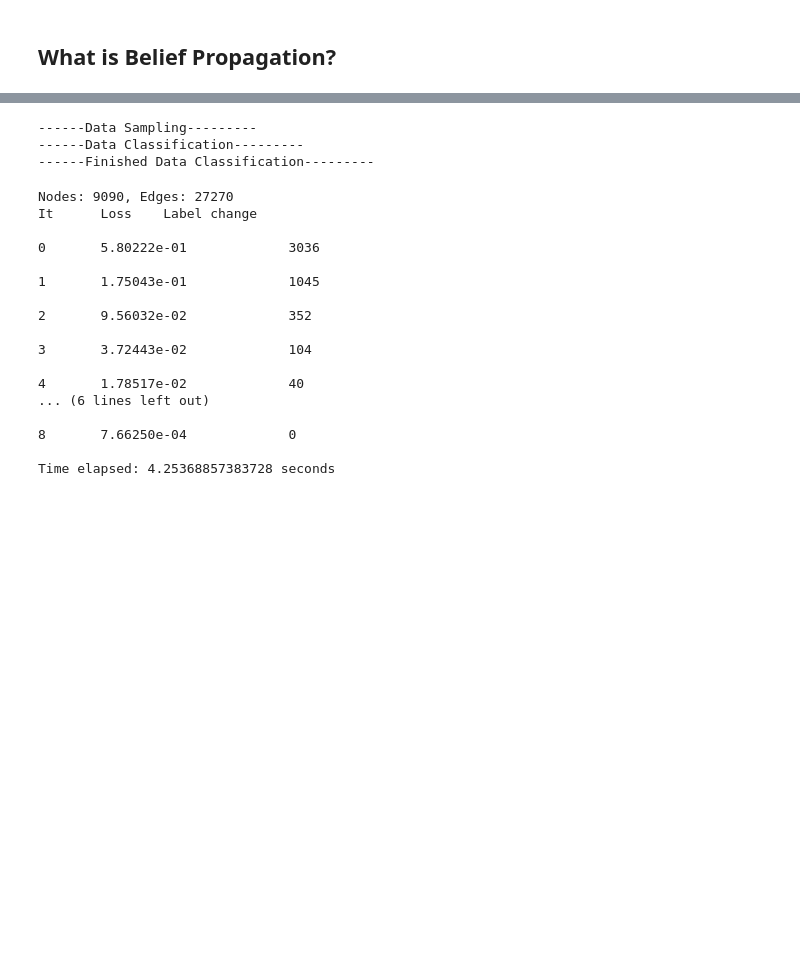
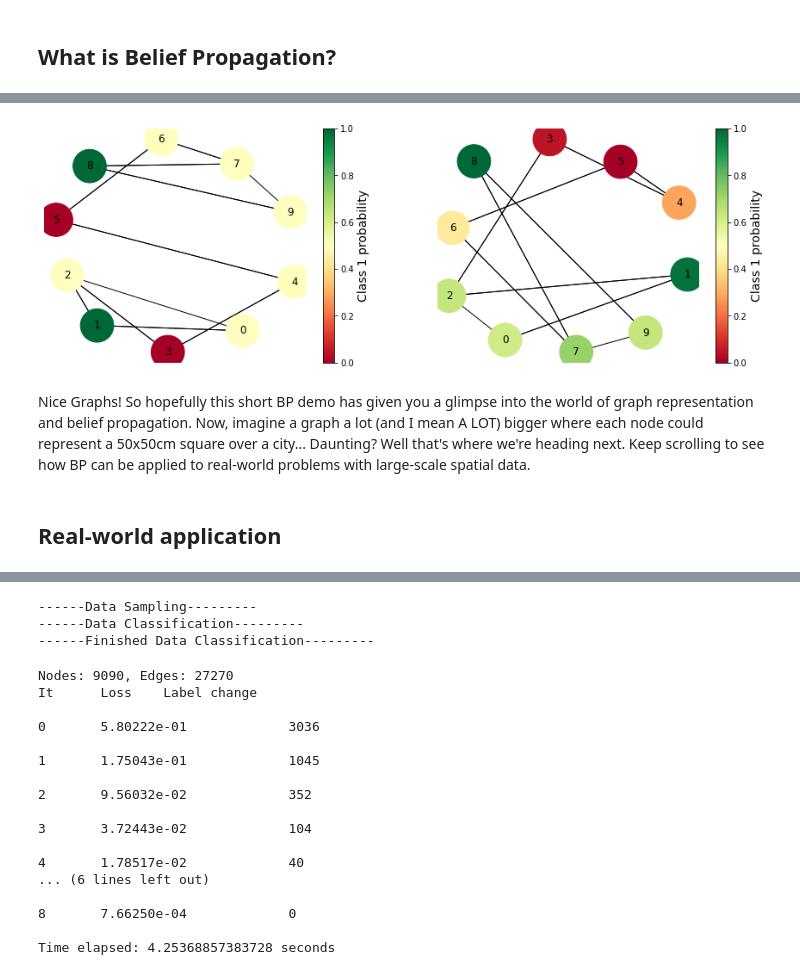
Before and after one commit to luke-scot/damage-assessment, a Jupyter notebook: colab_demo.ipynb, the cells around one changed output, grey strips where cells are left out. Saved outputs shown, nothing was run; the diff lists cells and outputs as text; code cells hidden in the pictures; blank space fills up the shorter version.

```diff
--- a/colab_demo.ipynb
+++ b/colab_demo.ipynb
@@ -40,0 +106,9 @@ Run the first cell to download demo data.
+# %%
+"""
+Ok, here we are, let's fire up the beast!
+
+Netconf is implemented in the netconf.py file, feel free to have a browse but there's
+not much need unless you're an equations enthusiast.
+"""
+priors = np.array(priors).reshape(-1,1) # Just a little matrix shimmy
+posteriors, _ = netconf(edges,priors, verbose=True) # Here it goes!
@@ -40,0 +133,20 @@ Run the first cell to download demo data.
+# %%
+"""
+Well, wasn't that exhilirating!
+Ok, now we'll plot up the priors against the posteriors to see what actually went
+down.
+"""
+fig, axs = plt.subplots(1, 2, figsize=[15,5])
+nx.draw(G, node_size=1500, with_labels=True, node_color=priors, cmap=cmap, edgelist=edges, ax=axs[0])
+c = plt.colorbar(sm, ax=axs[0])
+c.set_label('Class 1 probability', fontsize=14)
+
+nx.draw(G, node_size=1500, with_labels=True, node_color=posteriors, cmap=cmap, edgelist=edges, ax=axs[1])
+c = plt.colorbar(sm, ax=axs[1])
+c.set_label('Class 1 probability', fontsize=14)
+# %% [output]
+[figure, added]
+# %% [markdown]
+Nice Graphs! So hopefully this short BP demo has given you a glimpse into the world of graph representation and belief propagation. Now, imagine a graph a lot (and I mean A LOT) bigger where each node could represent a 50x50cm square over a city... Daunting? Well that's where we're heading next. Keep scrolling to see how BP can be applied to real-world problems with large-scale spatial data.
+# %% [markdown]
+## Real-world application
```
Also changed, not shown: parts of 25 cells of this notebook.
